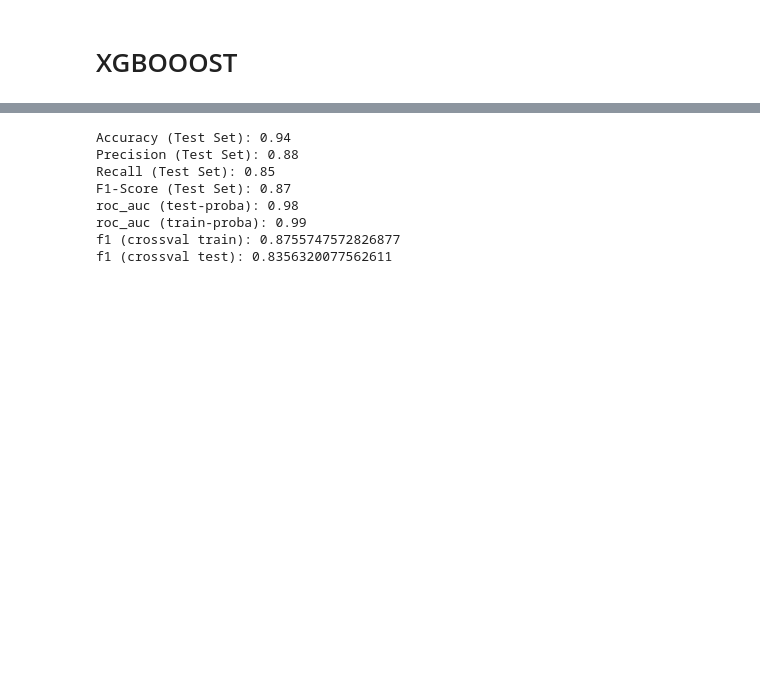
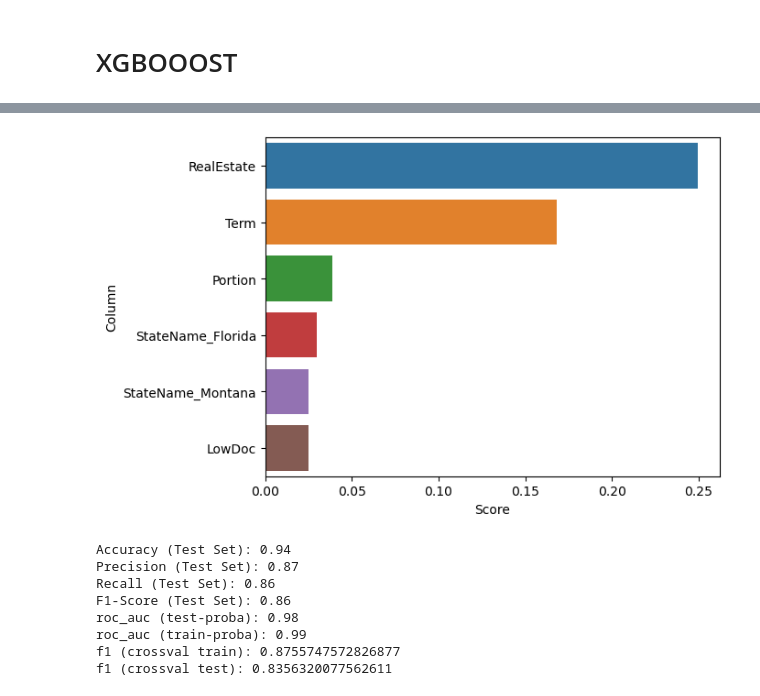
Before and after one commit to AldhiPrambudi/Colony-of-Weirdos, a Jupyter notebook: Model/machine learning.ipynb, the cells around one changed output, grey strips where cells are left out. Cells and saved outputs as stored; diff of their text form; code cells hidden in the pictures; blank space fills up the shorter version.

```diff
--- a/Model/machine learning.ipynb
+++ b/Model/machine learning.ipynb
@@ -163,7 +163,7 @@ C = [float(x) for x in np.linspace(0.0001, 0.05, 100)]
 hyperparameters = dict(penalty=penalty, C=C)
 
 logreg = LogisticRegression()
-rs = RandomizedSearchCV(logreg, hyperparameters, scoring='roc_auc', random_state=1, cv=5, n_iter=50)
+rs = RandomizedSearchCV(logreg, hyperparameters, scoring='f1', random_state=1, cv=5, n_iter=50)
 rs.fit(X_train, y_train)
 eval_classification(rs)
 # %% [output]
@@ -443,7 +523,7 @@ hyperparameters = dict(n_estimators=n_estimators, criterion=criterion, max_depth
                        min_samples_split=min_samples_split, min_samples_leaf=min_samples_leaf)
 
 rf = RandomForestClassifier(random_state=42)
-rs = RandomizedSearchCV(rf, hyperparameters, scoring='roc_auc', random_state=1, cv=5)
+rs = RandomizedSearchCV(rf, hyperparameters, scoring='f1', random_state=1, cv=5)
 rs.fit(X_train_over, y_train_over)
 eval_classification(rs)
 # %% [output]
@@ -510,6 +590,15 @@ roc_auc (test-proba): 0.98
 roc_auc (train-proba): 0.98
 f1 (crossval train): 0.8755747572826877
 f1 (crossval test): 0.8356320077562611
+# %%
+score = pd.DataFrame(xg.feature_importances_, columns=['Score'])
+score['Column'] = X.columns
+# Make plot feature importances
+new_score = score.sort_values(by='Score',ascending=False)
+sns.barplot(data=new_score[:6],x='Score',y='Column')
+plt.show()
+# %% [output]
+[figure, added]
 # %%
 from sklearn.model_selection import RandomizedSearchCV, GridSearchCV
 import numpy as np
@@ -532,15 +621,15 @@ hyperparameters = {
 from xgboost import XGBClassifier
 xg = XGBClassifier(random_state=42)
 xg_tuned = RandomizedSearchCV(xg, hyperparameters, cv=5, random_state=42, scoring='f1')
-xg_tuned.fit(X_train,y_train)
+xg_tuned.fit(X_train_over,y_train_over)
 
 # Predict & Evaluation
 eval_classification(xg_tuned)
 # %% [output]
 Accuracy (Test Set): 0.94
-Precision (Test Set): 0.88
-Recall (Test Set): 0.85
-F1-Score (Test Set): 0.87
+Precision (Test Set): 0.87
+Recall (Test Set): 0.86
+F1-Score (Test Set): 0.86
 roc_auc (test-proba): 0.98
 roc_auc (train-proba): 0.99
 f1 (crossval train): 0.8755747572826877
```
Also changed, not shown: parts of 14 cells of this notebook.
